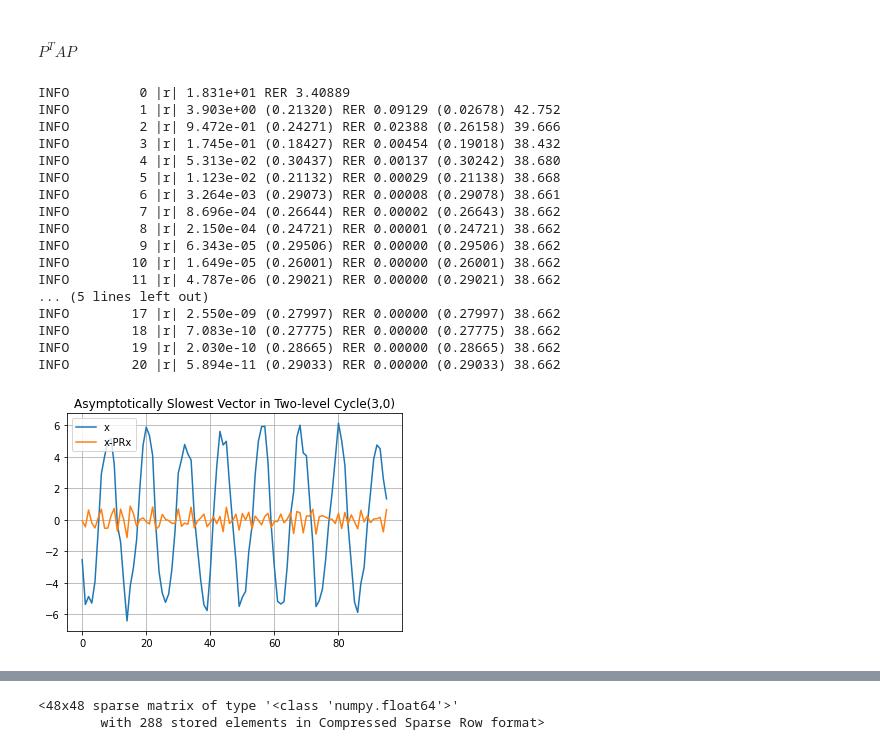
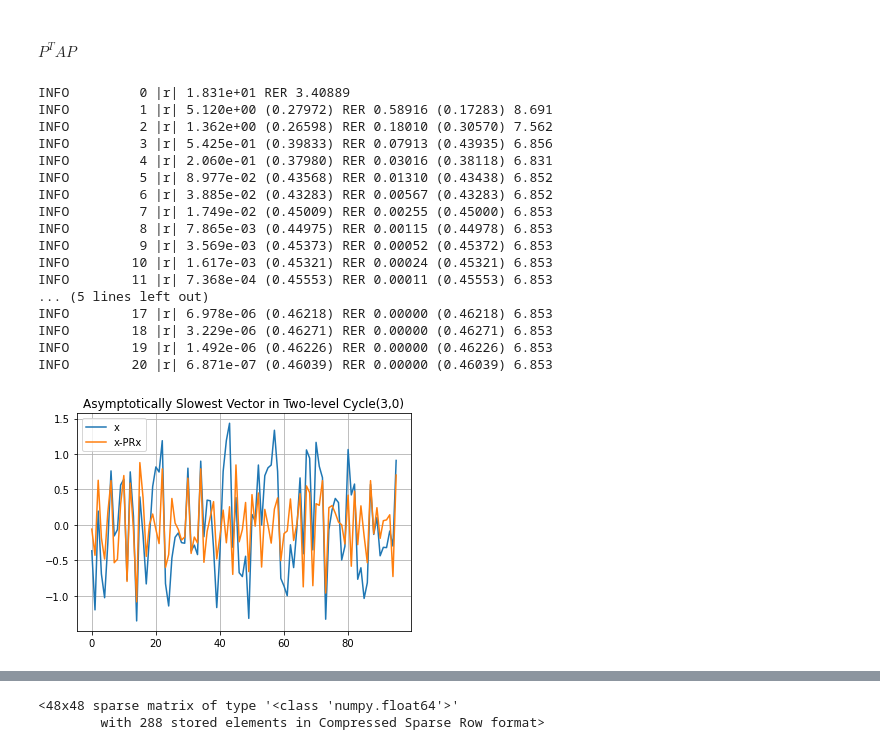
Before and after one commit to 436ahsan/Helmholtz, a Jupyter notebook: notebooks/repetitive/4_2_coarsening_3_level.ipynb, the cells around one changed output, grey strips where cells are left out. Saved outputs shown, nothing was run; the diff lists cells and outputs as text; code cells hidden in the pictures.

```diff
--- a/notebooks/repetitive/4_2_coarsening_3_level.ipynb
+++ b/notebooks/repetitive/4_2_coarsening_3_level.ipynb
@@ -374,40 +374,40 @@ p = p_experiment[True][-1]  # R*A*P P high order
 # %%
 # TODO(orenlivne): define error as (x-x0) projected onto range(a).
 nu = 3
 use_r_as_restriction = True
 
 m0 = hm.repetitive.locality.create_two_level_hierarchy_from_matrix(
     level.a, level.location, R, p, aggregate_size, num_components, use_r_as_restriction=use_r_as_restriction)
 
 y, _ = hm.repetitive.locality.two_level_conv_factor(m0, nu, print_frequency=1, debug=False)
 
 # Asymptotic vector.
 plt.title("Asymptotically Slowest Vector in Two-level Cycle({},0)".format(nu))
 y -= y.mean() # Remove zero component.
-e = y - m0[1].p.dot(m0[1].r.dot(y))
+e = y - m0[1].interpolate(m0[1].coarsen(y))
 plt.plot(y, label="x");
 plt.plot(e, label="x-PRx");
 plt.grid(True);
 plt.legend();
 # %% [output]
 INFO         0 |r| 1.831e+01 RER 3.40889
-INFO         1 |r| 3.903e+00 (0.21320) RER 0.09129 (0.02678) 42.752
-INFO         2 |r| 9.472e-01 (0.24271) RER 0.02388 (0.26158) 39.666
-INFO         3 |r| 1.745e-01 (0.18427) RER 0.00454 (0.19018) 38.432
-INFO         4 |r| 5.313e-02 (0.30437) RER 0.00137 (0.30242) 38.680
-INFO         5 |r| 1.123e-02 (0.21132) RER 0.00029 (0.21138) 38.668
-INFO         6 |r| 3.264e-03 (0.29073) RER 0.00008 (0.29078) 38.661
-INFO         7 |r| 8.696e-04 (0.26644) RER 0.00002 (0.26643) 38.662
-INFO         8 |r| 2.150e-04 (0.24721) RER 0.00001 (0.24721) 38.662
-INFO         9 |r| 6.343e-05 (0.29506) RER 0.00000 (0.29506) 38.662
-INFO        10 |r| 1.649e-05 (0.26001) RER 0.00000 (0.26001) 38.662
-INFO        11 |r| 4.787e-06 (0.29021) RER 0.00000 (0.29021) 38.662
+INFO         1 |r| 5.120e+00 (0.27972) RER 0.58916 (0.17283) 8.691
+INFO         2 |r| 1.362e+00 (0.26598) RER 0.18010 (0.30570) 7.562
+INFO         3 |r| 5.425e-01 (0.39833) RER 0.07913 (0.43935) 6.856
+INFO         4 |r| 2.060e-01 (0.37980) RER 0.03016 (0.38118) 6.831
+INFO         5 |r| 8.977e-02 (0.43568) RER 0.01310 (0.43438) 6.852
+INFO         6 |r| 3.885e-02 (0.43283) RER 0.00567 (0.43283) 6.852
+INFO         7 |r| 1.749e-02 (0.45009) RER 0.00255 (0.45000) 6.853
+INFO         8 |r| 7.865e-03 (0.44975) RER 0.00115 (0.44978) 6.853
+INFO         9 |r| 3.569e-03 (0.45373) RER 0.00052 (0.45372) 6.853
+INFO        10 |r| 1.617e-03 (0.45321) RER 0.00024 (0.45321) 6.853
+INFO        11 |r| 7.368e-04 (0.45553) RER 0.00011 (0.45553) 6.853
 ... (5 lines left out)
-INFO        17 |r| 2.550e-09 (0.27997) RER 0.00000 (0.27997) 38.662
-INFO        18 |r| 7.083e-10 (0.27775) RER 0.00000 (0.27775) 38.662
-INFO        19 |r| 2.030e-10 (0.28665) RER 0.00000 (0.28665) 38.662
-INFO        20 |r| 5.894e-11 (0.29033) RER 0.00000 (0.29033) 38.662
+INFO        17 |r| 6.978e-06 (0.46218) RER 0.00000 (0.46218) 6.853
+INFO        18 |r| 3.229e-06 (0.46271) RER 0.00000 (0.46271) 6.853
+INFO        19 |r| 1.492e-06 (0.46226) RER 0.00000 (0.46226) 6.853
+INFO        20 |r| 6.871e-07 (0.46039) RER 0.00000 (0.46039) 6.853
-[figure, old version]
+[figure, new version]
 # %%
 # Calculate eigenpairs at all levels.
 laml, vl_finest = hm.analysis.ideal.compare_spectrum(m0)
```
Also changed, not shown: parts of 24 cells of this notebook, 13 other files.
